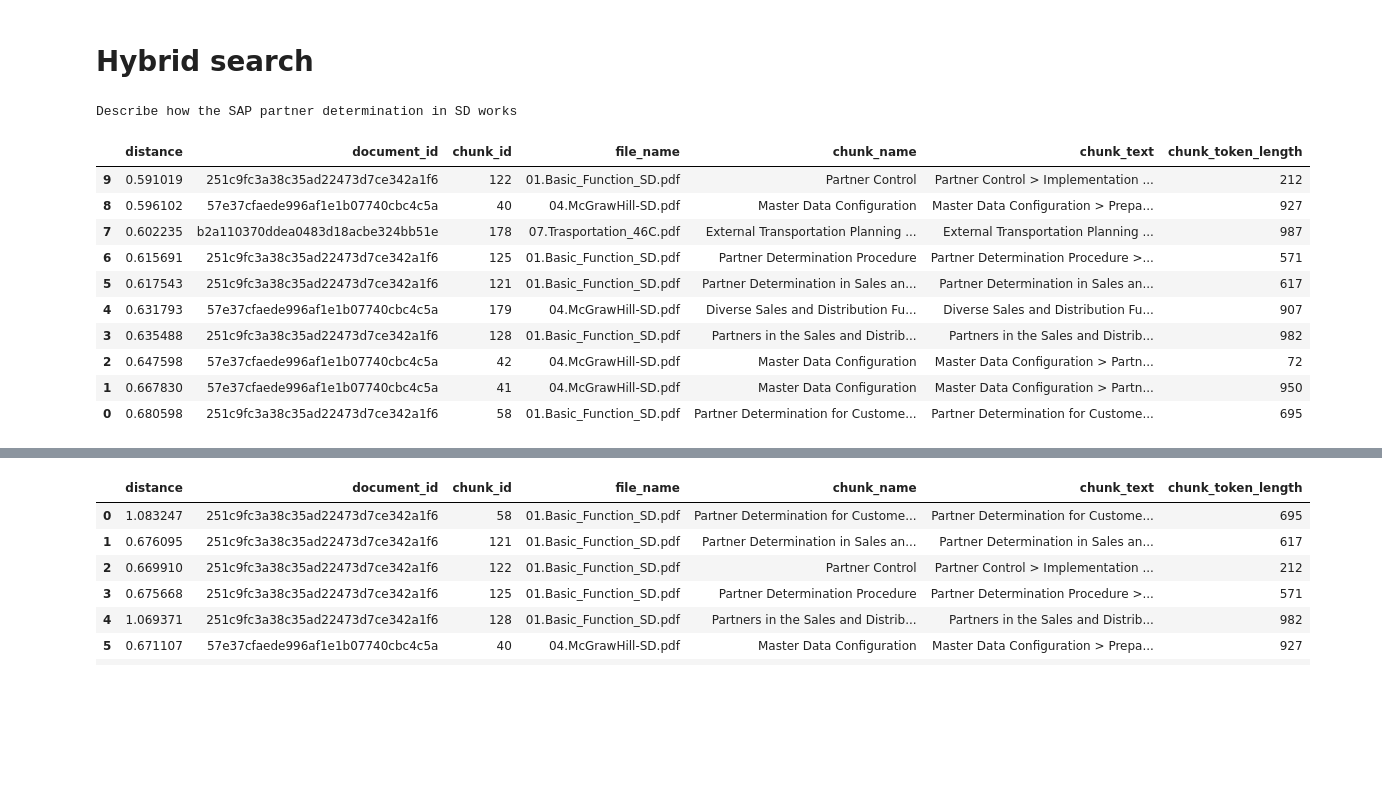
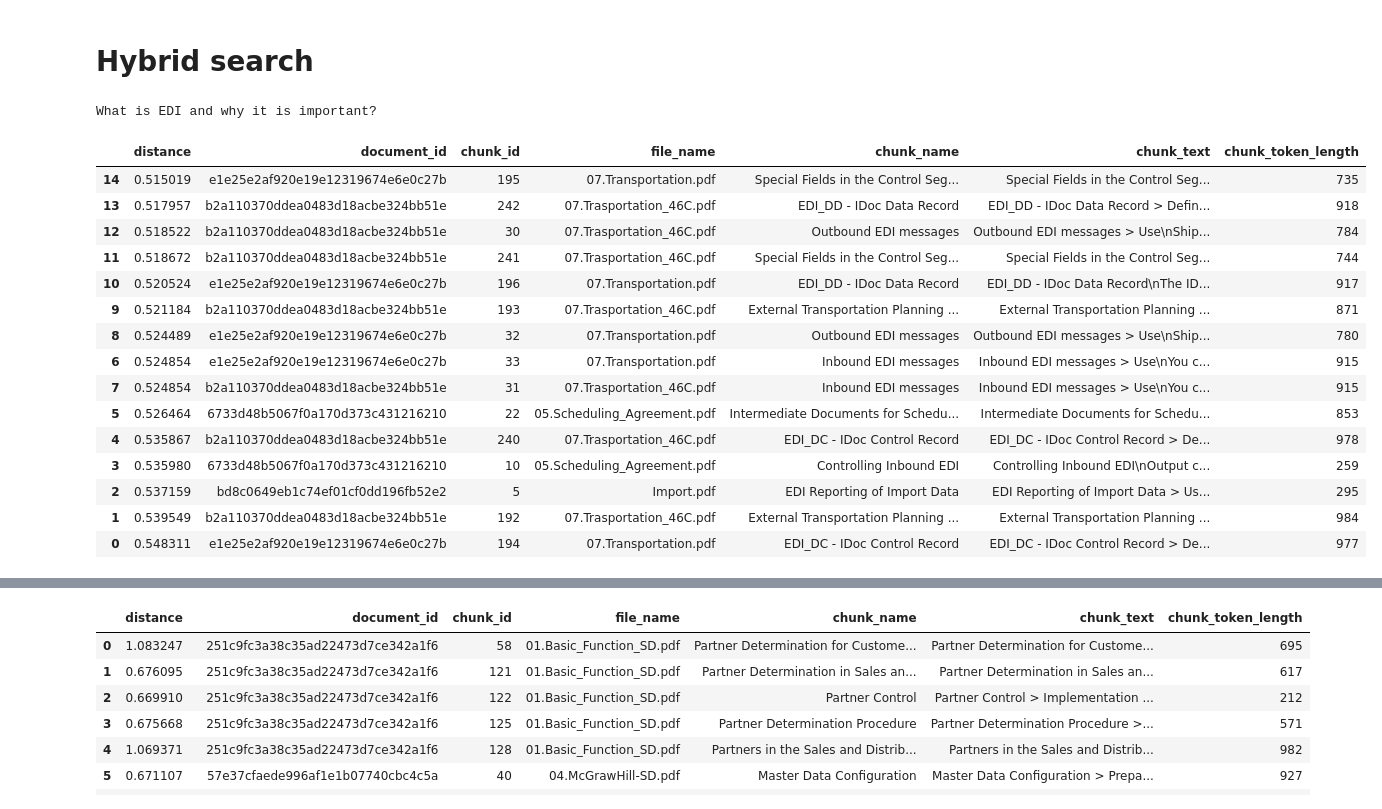
Before and after one commit to echalabiyev/dolphinai_local_solution, a Jupyter notebook: notebook/3. RAG.ipynb, the cells around one changed output, grey strips where cells are left out. Saved outputs shown, nothing was run; the diff lists cells and outputs as text; code cells hidden in the pictures; blank space fills up the shorter version.

```diff
--- a/notebook/3. RAG.ipynb
+++ b/notebook/3. RAG.ipynb
@@ -113,7 +113,7 @@ from pymilvus import (
     WeightedRanker,
 )
 
-limit = 10
+limit = 15
 output_fields=["document_id","chunk_id","file_name","chunk_name","chunk_text","chunk_token_length"]
 
 # DENSE SEARCH
@@ -235,15 +235,15 @@ ef = BGEM3EmbeddingFunction(use_fp16=False, device="cuda:1")
 dense_dim = ef.dim["dense"]
 # %%
 # Enter your search query
-query = "Describe how the SAP partner determination in SD works"
-# query = "What is EDI and why it is important?"
+# query = "Describe how the SAP partner determination in SD works"
+query = "What is EDI and why it is important?"
 # query = "What are the steps involved in preparing the system for using the Import Basis Module?"
 print(query)
 
 # Generate embeddings for the query
 query_embeddings = ef([query])
 # %% [output]
-Describe how the SAP partner determination in SD works
+What is EDI and why it is important?
 # %%
 from pymilvus import (
     connections,
@@ -267,19 +267,24 @@ hybrid_results = hybrid_search(
     dense_weight=1.0,
 )
 # %%
-# # Example usage:
-# df = convert_explode_order_and_sort(dense_results)
-# df
+# Example usage:
+df = convert_explode_order_and_sort(dense_results)
+df
 # %% [output]
 |  | distance | document_id | chunk_id | file_name | chunk_name | chunk_text | chunk_token_length |
-| 9 | 0.591019 | 251c9fc3a38c35ad22473d7ce342a1f6 | 122 | 01.Basic_Function_SD.pdf | Partner Control | Partner Control > Implementation ... | 212 |
-| 8 | 0.596102 | 57e37cfaede996af1e1b07740cbc4c5a | 40 | 04.McGrawHill-SD.pdf | Master Data Configuration | Master Data Configuration > Prepa... | 927 |
-| 7 | 0.602235 | b2a110370ddea0483d18acbe324bb51e | 178 | 07.Trasportation_46C.pdf | External Transportation Planning ... | External Transportation Planning ... | 987 |
-| 6 | 0.615691 | 251c9fc3a38c35ad22473d7ce342a1f6 | 125 | 01.Basic_Function_SD.pdf | Partner Determination Procedure | Partner Determination Procedure >... | 571 |
-| 5 | 0.617543 | 251c9fc3a38c35ad22473d7ce342a1f6 | 121 | 01.Basic_Function_SD.pdf | Partner Determination in Sales an... | Partner Determination in Sales an... | 617 |
-| 4 | 0.631793 | 57e37cfaede996af1e1b07740cbc4c5a | 179 | 04.McGrawHill-SD.pdf | Diverse Sales and Distribution Fu... | Diverse Sales and Distribution Fu... | 907 |
-| 3 | 0.635488 | 251c9fc3a38c35ad22473d7ce342a1f6 | 128 | 01.Basic_Function_SD.pdf | Partners in the Sales and Distrib... | Partners in the Sales and Distrib... | 982 |
-| 2 | 0.647598 | 57e37cfaede996af1e1b07740cbc4c5a | 42 | 04.McGrawHill-SD.pdf | Master Data Configuration | Master Data Configuration > Partn... | 72 |
-| 1 | 0.667830 | 57e37cfaede996af1e1b07740cbc4c5a | 41 | 04.McGrawHill-SD.pdf | Master Data Configuration | Master Data Configuration > Partn... | 950 |
-| 0 | 0.680598 | 251c9fc3a38c35ad22473d7ce342a1f6 | 58 | 01.Basic_Function_SD.pdf | Partner Determination for Custome... | Partner Determination for Custome... | 695 |
+| 14 | 0.515019 | e1e25e2af920e19e12319674e6e0c27b | 195 | 07.Transportation.pdf | Special Fields in the Control Seg... | Special Fields in the Control Seg... | 735 |
+| 13 | 0.517957 | b2a110370ddea0483d18acbe324bb51e | 242 | 07.Trasportation_46C.pdf | EDI_DD - IDoc Data Record | EDI_DD - IDoc Data Record > Defin... | 918 |
+| 12 | 0.518522 | b2a110370ddea0483d18acbe324bb51e | 30 | 07.Trasportation_46C.pdf | Outbound EDI messages | Outbound EDI messages > Use\nShip... | 784 |
+| 11 | 0.518672 | b2a110370ddea0483d18acbe324bb51e | 241 | 07.Trasportation_46C.pdf | Special Fields in the Control Seg... | Special Fields in the Control Seg... | 744 |
+| 10 | 0.520524 | e1e25e2af920e19e12319674e6e0c27b | 196 | 07.Transportation.pdf | EDI_DD - IDoc Data Record | EDI_DD - IDoc Data Record\nThe ID... | 917 |
+| 9 | 0.521184 | b2a110370ddea0483d18acbe324bb51e | 193 | 07.Trasportation_46C.pdf | External Transportation Planning ... | External Transportation Planning ... | 871 |
+| 8 | 0.524489 | e1e25e2af920e19e12319674e6e0c27b | 32 | 07.Transportation.pdf | Outbound EDI messages | Outbound EDI messages > Use\nShip... | 780 |
+| 6 | 0.524854 | e1e25e2af920e19e12319674e6e0c27b | 33 | 07.Transportation.pdf | Inbound EDI messages | Inbound EDI messages > Use\nYou c... | 915 |
+| 7 | 0.524854 | b2a110370ddea0483d18acbe324bb51e | 31 | 07.Trasportation_46C.pdf | Inbound EDI messages | Inbound EDI messages > Use\nYou c... | 915 |
+| 5 | 0.526464 | 6733d48b5067f0a170d373c431216210 | 22 | 05.Scheduling_Agreement.pdf | Intermediate Documents for Schedu... | Intermediate Documents for Schedu... | 853 |
+| 4 | 0.535867 | b2a110370ddea0483d18acbe324bb51e | 240 | 07.Trasportation_46C.pdf | EDI_DC - IDoc Control Record | EDI_DC - IDoc Control Record > De... | 978 |
+| 3 | 0.535980 | 6733d48b5067f0a170d373c431216210 | 10 | 05.Scheduling_Agreement.pdf | Controlling Inbound EDI | Controlling Inbound EDI\nOutput c... | 259 |
+| 2 | 0.537159 | bd8c0649eb1c74ef01cf0dd196fb52e2 | 5 | Import.pdf | EDI Reporting of Import Data | EDI Reporting of Import Data > Us... | 295 |
+| 1 | 0.539549 | b2a110370ddea0483d18acbe324bb51e | 192 | 07.Trasportation_46C.pdf | External Transportation Planning ... | External Transportation Planning ... | 984 |
+| 0 | 0.548311 | e1e25e2af920e19e12319674e6e0c27b | 194 | 07.Transportation.pdf | EDI_DC - IDoc Control Record | EDI_DC - IDoc Control Record > De... | 977 |
 # %%
```
Also changed, not shown: parts of 3 cells of this notebook, 9 other files.
